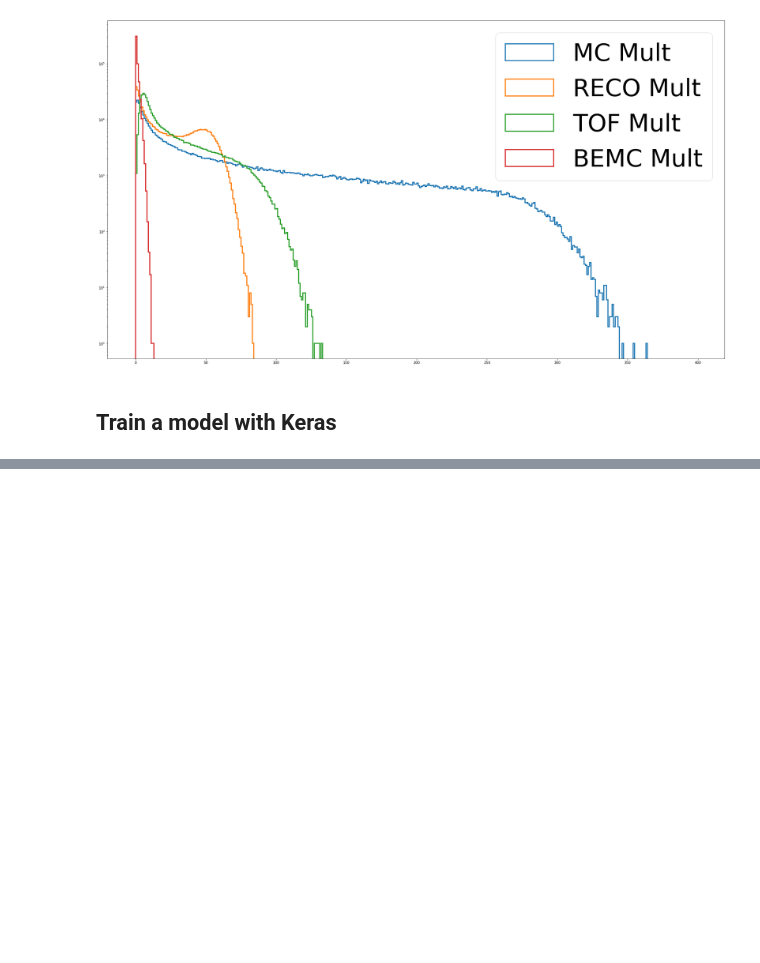
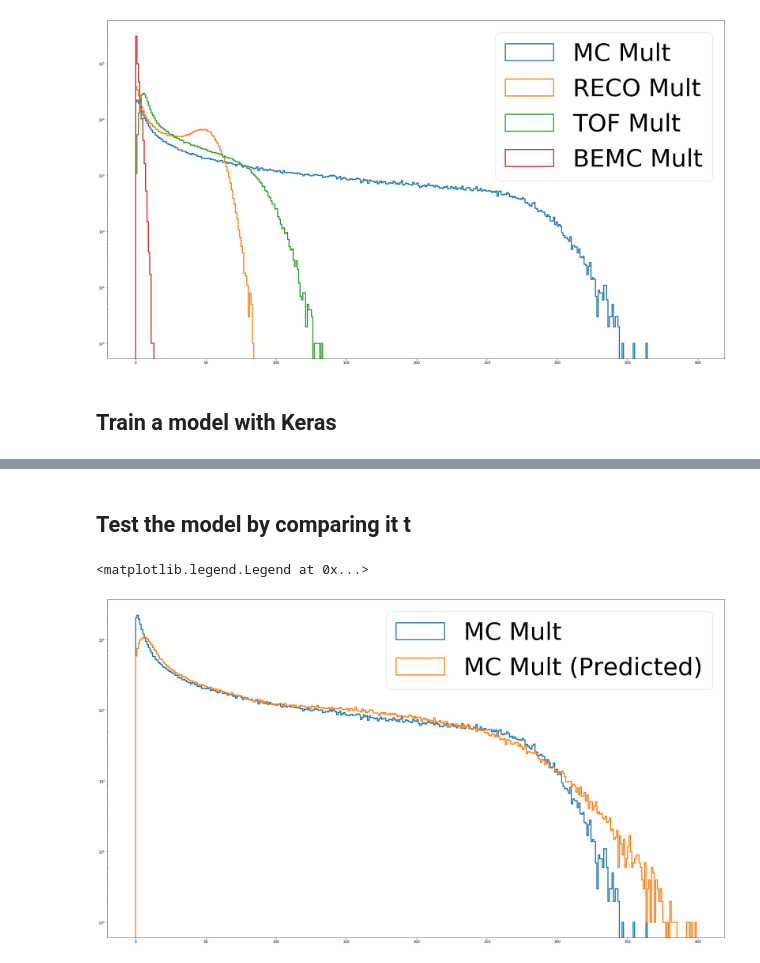
Before and after one commit to jdbrice/MLatSTARTutorials, a Jupyter notebook: Tutorial_02.ipynb, the cells around one changed output, grey strips where cells are left out. Drawn from its saved outputs; the diff is of its cells as text; code cells hidden in the pictures; blank space fills up the shorter version.

```diff
--- a/Tutorial_02.ipynb
+++ b/Tutorial_02.ipynb
@@ -76,0 +186,27 @@ ModuleNotFoundError: No module named 'tensorflow'
+# %%
+tarrays = f_test["mult"].arrays(["mult", "reco_mult", "tof_mult", "bemc_mult", "vz", "zdcx"])
+# %%
+n_events_test = len( tarrays[b"mult"] )
+X_test = numpy.empty( shape=(5, n_events_test) )
+X_test[0] = tarrays[b"reco_mult"][:n_events_test]
+X_test[1] = tarrays[b"tof_mult"][:n_events_test]
+X_test[2] = tarrays[b"bemc_mult"][:n_events_test]
+X_test[3] = tarrays[b"vz"][:n_events_test]
+X_test[4] = tarrays[b"zdcx"][:n_events_test]
+X_test = numpy.transpose( X_test )
+# %%
+Y_test = numpy.transpose( tarrays[b"mult"] )
+# %%
+Y_pred = model.predict(X_test)
+# %% [markdown]
+## Test the model by comparing it t
+# %%
+
+plt.figure(figsize=fs)
+plt.hist( Y_test, bins=numpy.arange(0, 400, 1), fill=False, histtype='step', label="MC Mult", linewidth=3 )
+plt.hist( Y_pred, bins=numpy.arange(0, 400, 1), fill=False, histtype='step', label="MC Mult (Predicted)", linewidth=3 )
+plt.yscale('log')
+plt.gca().legend(prop={'size': 70})
+# %% [output]
+<matplotlib.legend.Legend at 0x...>
+[figure, added]
```
Also changed, not shown: parts of 13 cells of this notebook.
